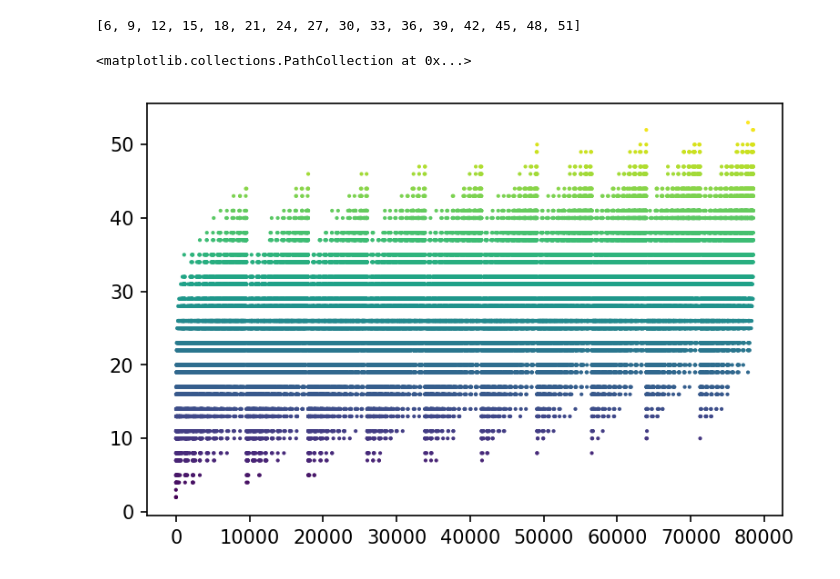
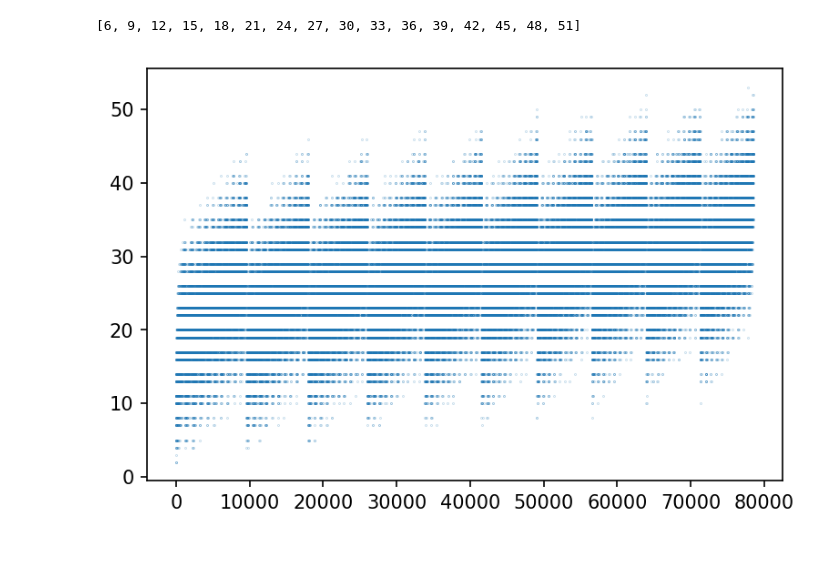
Before and after one commit to Tonsofattraction/numberphile, a Jupyter notebook: python/prime_sums.ipynb, the cells around one changed output. Cells and saved outputs as stored; diff of their text form; code cells hidden in the pictures.

Commit message:
prettier plots;

```diff
--- a/python/prime_sums.ipynb
+++ b/python/prime_sums.ipynb
@@ -1,28 +1,26 @@
 # %%
 %matplotlib inline
 import numpy as np
 import matplotlib.pyplot as plt
-# найти простые числа, сумма цифр которых - простое число.
+
 
 import matplotlib as mpl
 default_dpi = mpl.rcParamsDefault['figure.dpi']
 mpl.rcParams['figure.dpi'] = default_dpi*1.5
 
-with open('/Users/noob/primes_to10^6') as f:
+with open('../primes_to_10^6') as f:
     primes = f.readlines()
 primes = [int(p) for p in primes if p]
 
 sums = []
 for i in primes:
+    summ = sum([int(s) for s in str(i)])
+    sums.append(summ)
 
-    summ = sum([int(s) for s in str(i)])
-    #if all([summ%j for j in range(2,summ)]):
-    sums.append(summ)
+plt.scatter(*zip(*enumerate(sums)), s=0.01)
+
+# list the gaps
 print(sorted(set([i for i in range(2,max(sums)+1)]) - set(sums)))
-
-
-plt.scatter(*zip(*enumerate(sums)), c=sums, s=1)
 # %% [output]
 [6, 9, 12, 15, 18, 21, 24, 27, 30, 33, 36, 39, 42, 45, 48, 51]
-<matplotlib.collections.PathCollection at 0x...>
-[figure, old version]
+[figure, new version]
```
